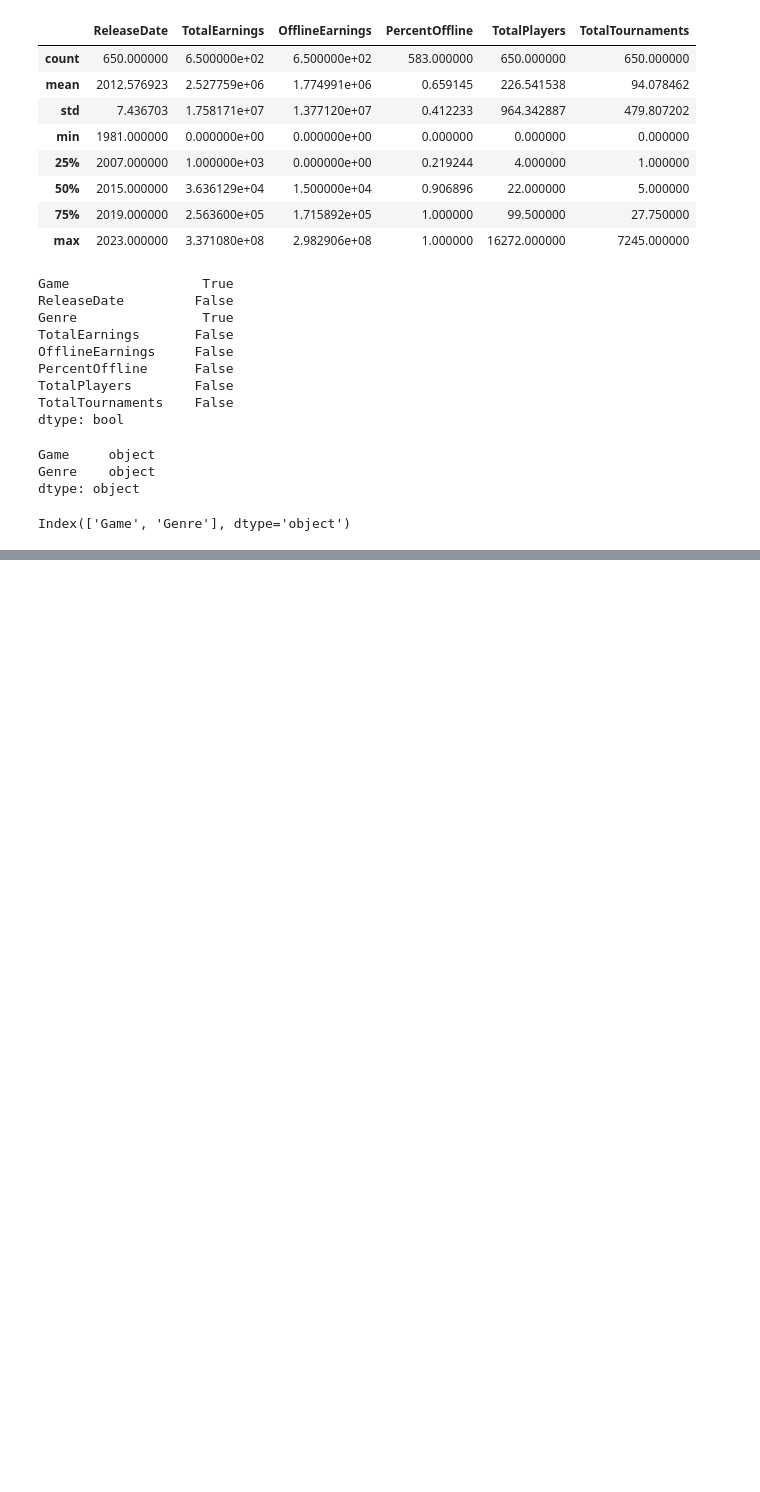
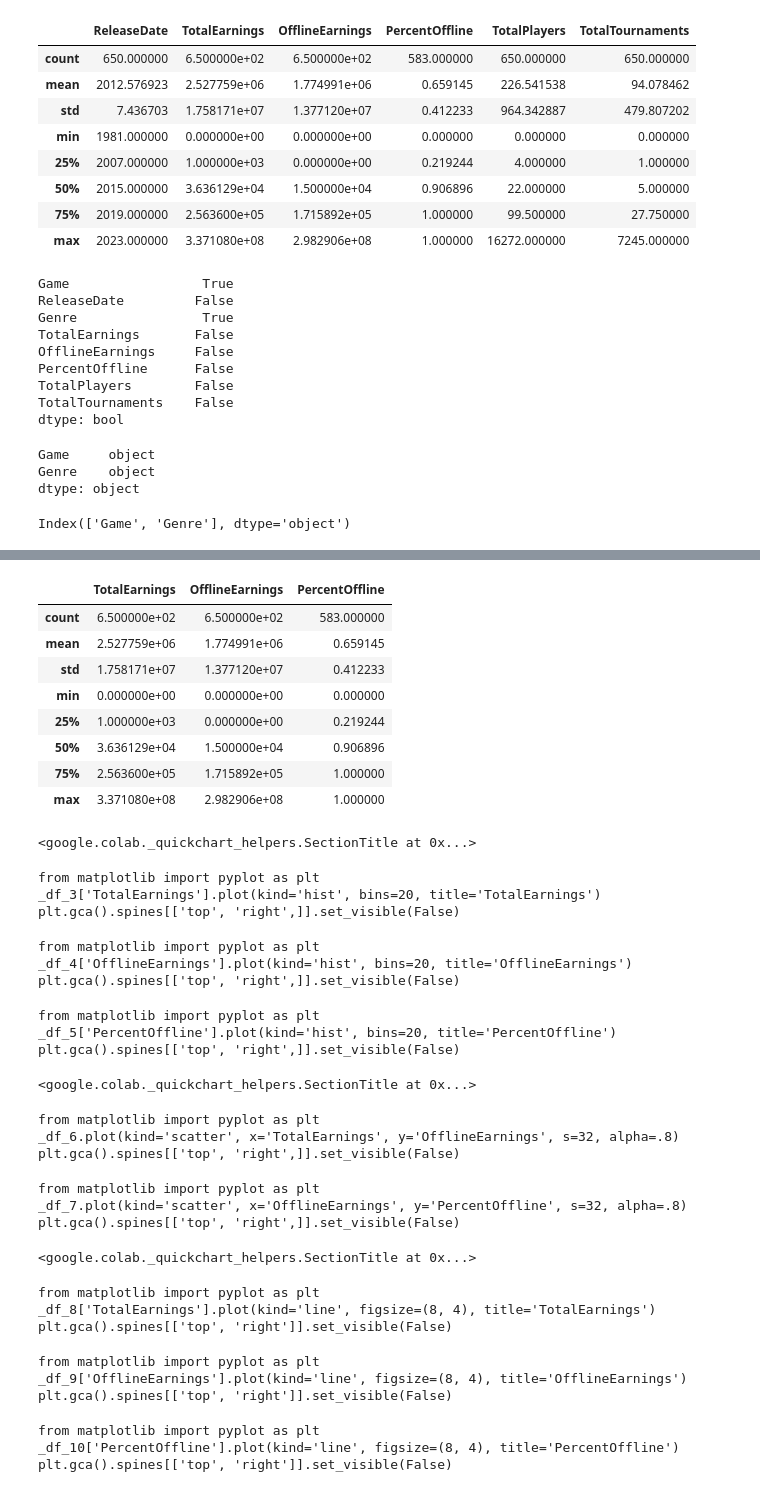
Before and after one commit to omkarpattnaik8080/Pandas, a Jupyter notebook: Pandas02.ipynb, the cells around one changed output, grey strips where cells are left out. Cells and saved outputs as stored; diff of their text form; code cells hidden in the pictures; blank space fills up the shorter version.

```diff
--- a/Pandas02.ipynb
+++ b/Pandas02.ipynb
@@ -116,0 +150,39 @@ df[df.dtypes[df.dtypes=="object"].index].describe()
+# %%
+df[df.dtypes[df.dtypes=="float"].index].describe()
+# %% [output]
+|  | TotalEarnings | OfflineEarnings | PercentOffline |
+| count | 6.500000e+02 | 6.500000e+02 | 583.000000 |
+| mean | 2.527759e+06 | 1.774991e+06 | 0.659145 |
+| std | 1.758171e+07 | 1.377120e+07 | 0.412233 |
+| min | 0.000000e+00 | 0.000000e+00 | 0.000000 |
+| 25% | 1.000000e+03 | 0.000000e+00 | 0.219244 |
+| 50% | 3.636129e+04 | 1.500000e+04 | 0.906896 |
+| 75% | 2.563600e+05 | 1.715892e+05 | 1.000000 |
+| max | 3.371080e+08 | 2.982906e+08 | 1.000000 |
+<google.colab._quickchart_helpers.SectionTitle at 0x...>
+from matplotlib import pyplot as plt
+_df_3['TotalEarnings'].plot(kind='hist', bins=20, title='TotalEarnings')
+plt.gca().spines[['top', 'right',]].set_visible(False)
+from matplotlib import pyplot as plt
+_df_4['OfflineEarnings'].plot(kind='hist', bins=20, title='OfflineEarnings')
+plt.gca().spines[['top', 'right',]].set_visible(False)
+from matplotlib import pyplot as plt
+_df_5['PercentOffline'].plot(kind='hist', bins=20, title='PercentOffline')
+plt.gca().spines[['top', 'right',]].set_visible(False)
+<google.colab._quickchart_helpers.SectionTitle at 0x...>
+from matplotlib import pyplot as plt
+_df_6.plot(kind='scatter', x='TotalEarnings', y='OfflineEarnings', s=32, alpha=.8)
+plt.gca().spines[['top', 'right',]].set_visible(False)
+from matplotlib import pyplot as plt
+_df_7.plot(kind='scatter', x='OfflineEarnings', y='PercentOffline', s=32, alpha=.8)
+plt.gca().spines[['top', 'right',]].set_visible(False)
+<google.colab._quickchart_helpers.SectionTitle at 0x...>
+from matplotlib import pyplot as plt
+_df_8['TotalEarnings'].plot(kind='line', figsize=(8, 4), title='TotalEarnings')
+plt.gca().spines[['top', 'right']].set_visible(False)
+from matplotlib import pyplot as plt
+_df_9['OfflineEarnings'].plot(kind='line', figsize=(8, 4), title='OfflineEarnings')
+plt.gca().spines[['top', 'right']].set_visible(False)
+from matplotlib import pyplot as plt
+_df_10['PercentOffline'].plot(kind='line', figsize=(8, 4), title='PercentOffline')
+plt.gca().spines[['top', 'right']].set_visible(False)
```
Also changed, not shown: parts of 3 cells of this notebook.
